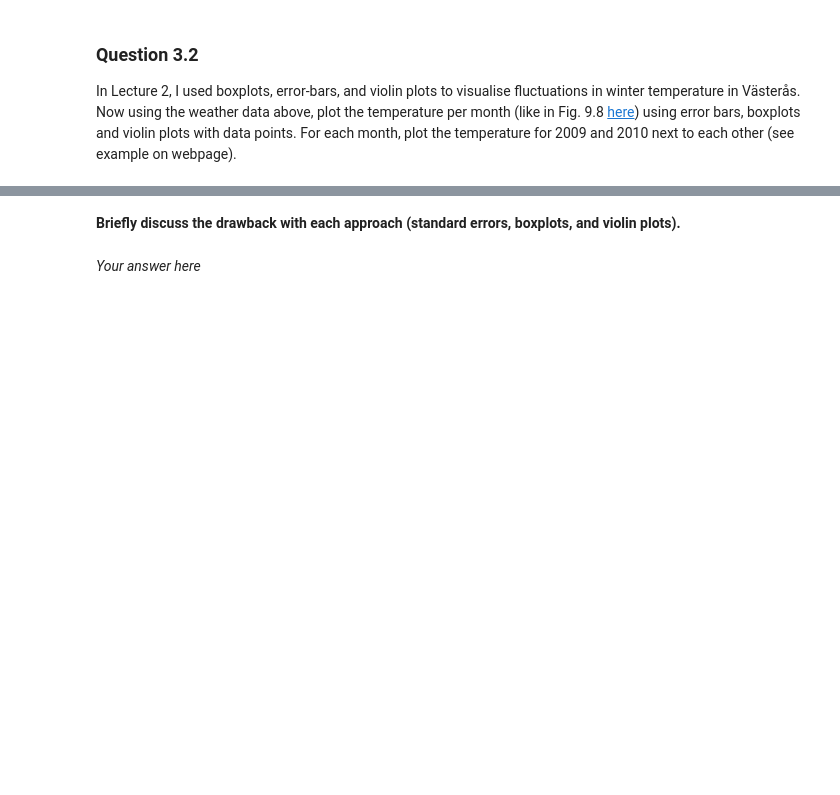
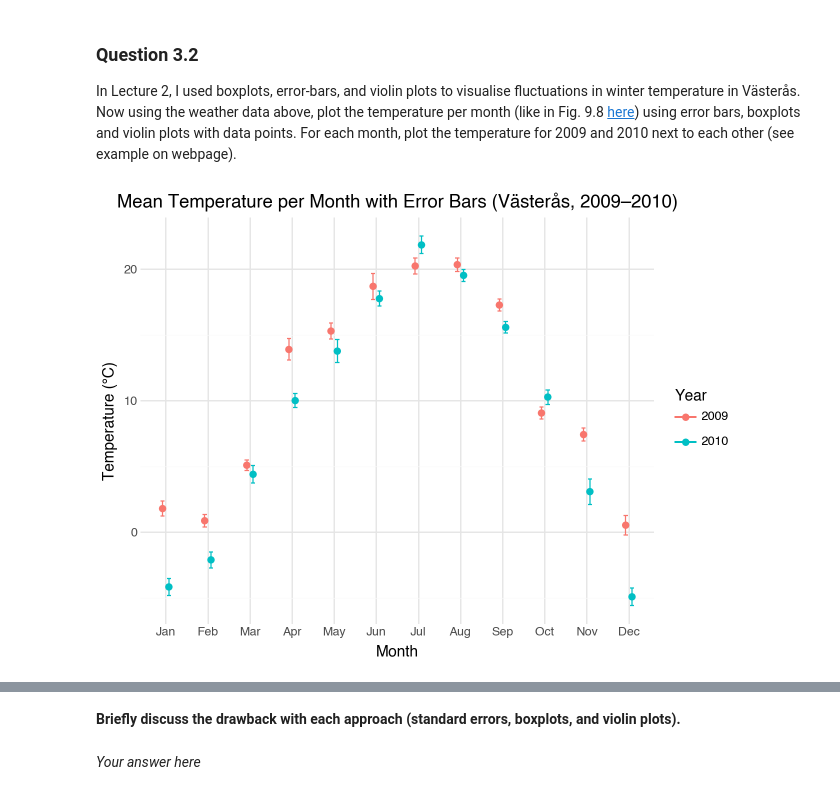
Before and after one commit to Salabud/MVE080-grp10, a Jupyter notebook: Homework1_2025.ipynb, the cells around one changed output, grey strips where cells are left out. Drawn from its saved outputs; the diff is of its cells as text; code cells hidden in the pictures; blank space fills up the shorter version.

Commit message:
almost done with question 3.2

```diff
--- a/Homework1_2025.ipynb
+++ b/Homework1_2025.ipynb
@@ -206,0 +198,42 @@ In Lecture 2, I used boxplots, error-bars, and violin plots to visualise fluctua
+# %%
+# Insert code here using standard error
+month_order = ["Jan", "Feb", "Mar", "Apr", "May", "Jun",
+               "Jul", "Aug", "Sep", "Oct", "Nov", "Dec"]
+tidy_weather["month"] = pd.Categorical(
+    tidy_weather["month"],
+    categories=month_order,
+    ordered=True
+)
+# Not sure if the question asks for tidy_weather or filtered_weather...
+# Not sure if the question asks for standard deviation or standard error either...
+# ... assuming tidy_weather
+# ... assuming standard error (because it asks for it in the motivation below)
+# ... and assuming all 12 months (since fig 9.8 has 12 months).
+
+summary = (
+    tidy_weather
+    .groupby(["month", "Year"], as_index=False)
+    .agg(
+        mean_temp=("Temperature", "mean"),
+        sd_temp=("Temperature", "std"),
+        n=("Temperature", "count")
+    )
+)
+summary["se_temp"] = summary["sd_temp"] / summary["n"]**0.5
+
+(
+ggplot(summary, aes(x="month", y="mean_temp", color="Year"))
++ geom_point(position=position_dodge(width=0.3), size=2)
++ geom_errorbar(
+    aes(ymin="mean_temp - se_temp", ymax="mean_temp + se_temp"),
+    position=position_dodge(width=0.3),
+    width=0.2)
++ labs(
+    title="Mean Temperature per Month with Error Bars (Västerås, 2009–2010)",
+    x="Month",
+    y="Temperature (°C)")
++ theme_minimal()
+)
+# Remember to print the visual
+# %% [output]
+[figure, added]
```
Also changed, not shown: parts of 8 cells of this notebook.
